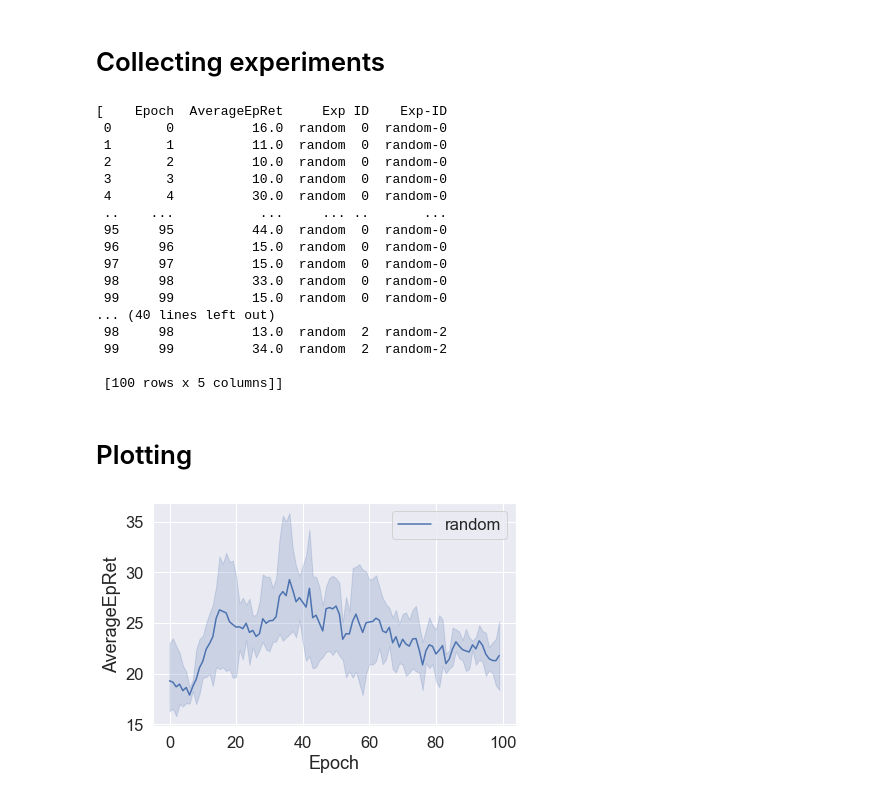
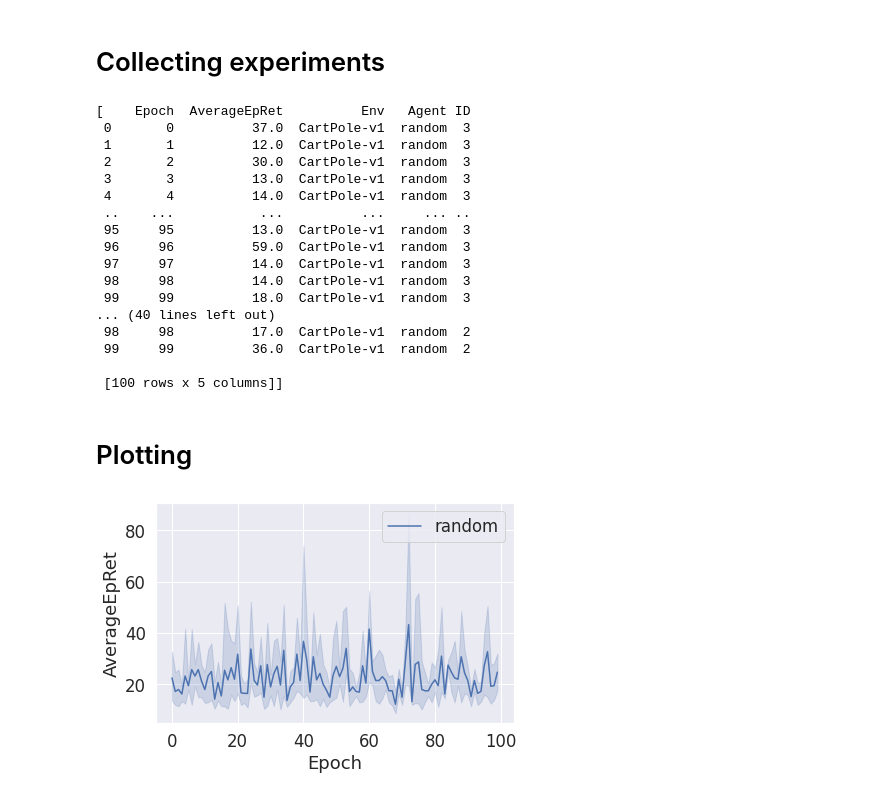
Before and after one commit to HiddenBeginner/rl_learner, a Jupyter notebook: notebooks/2022-04-30-Plotting_Experiment_Results.ipynb, the cells around one changed output. Drawn from its saved outputs; the diff is of its cells as text; code cells hidden in the pictures.

```diff
--- a/notebooks/2022-04-30-Plotting_Experiment_Results.ipynb
+++ b/notebooks/2022-04-30-Plotting_Experiment_Results.ipynb
@@ -16,14 +16,15 @@ import matplotlib.pyplot as plt
 from rl_learner.utils.logger import EpochLogger
 # %%
 output_dir = './results/plotting'
-exp_name = 'random'
+env_name = 'CartPole-v1'
+agent_name = 'random'
 n_episodes = 100
 run_ids = [0, 1, 2, 3]
 
-env = gym.make('CartPole-v1')
+env = gym.make(env_name)
 
 for run_id in run_ids:
-    logger = EpochLogger(output_dir, exp_name, run_id=run_id)
+    logger = EpochLogger(output_dir=output_dir, env_name=env_name, agent_name=agent_name, run_id=run_id)
     for e in range(n_episodes):
         s, done, epi_r = env.reset(), False, 0
         while not done:
@@ -52,13 +71,14 @@ def get_datasets(logdir):
     for root, _, files in os.walk(logdir):
         if 'progress.txt' in files:
             exp_dir, run_id = os.path.split(root)
-            _, exp_name = os.path.split(exp_dir)
+            exp_dir, agent_name = os.path.split(exp_dir)
+            _, env_name = os.path.split(exp_dir)
             exp_data = pd.read_table(os.path.join(root, 'progress.txt'))
 
             # Add columns indicating experiments
-            exp_data.insert(len(exp_data.columns), 'Exp', exp_name)
+            exp_data.insert(len(exp_data.columns), 'Env', env_name)
+            exp_data.insert(len(exp_data.columns), 'Agent', agent_name)
             exp_data.insert(len(exp_data.columns), 'ID', run_id)
-            exp_data.insert(len(exp_data.columns), 'Exp-ID', exp_name + '-' + run_id)
 
             datasets.append(exp_data)
 
@@ -67,27 +87,27 @@ def get_datasets(logdir):
 datasets = get_datasets(logdir='./results/plotting')
 datasets
 # %% [output]
-[    Epoch  AverageEpRet     Exp ID    Exp-ID
- 0       0          16.0  random  0  random-0
- 1       1          11.0  random  0  random-0
- 2       2          10.0  random  0  random-0
- 3       3          10.0  random  0  random-0
- 4       4          30.0  random  0  random-0
- ..    ...           ...     ... ..       ...
- 95     95          44.0  random  0  random-0
- 96     96          15.0  random  0  random-0
- 97     97          15.0  random  0  random-0
- 98     98          33.0  random  0  random-0
- 99     99          15.0  random  0  random-0
+[    Epoch  AverageEpRet          Env   Agent ID
+ 0       0          37.0  CartPole-v1  random  3
+ 1       1          12.0  CartPole-v1  random  3
+ 2       2          30.0  CartPole-v1  random  3
+ 3       3          13.0  CartPole-v1  random  3
+ 4       4          14.0  CartPole-v1  random  3
+ ..    ...           ...          ...     ... ..
+ 95     95          13.0  CartPole-v1  random  3
+ 96     96          59.0  CartPole-v1  random  3
+ 97     97          14.0  CartPole-v1  random  3
+ 98     98          14.0  CartPole-v1  random  3
+ 99     99          18.0  CartPole-v1  random  3
 ... (40 lines left out)
- 98     98          13.0  random  2  random-2
- 99     99          34.0  random  2  random-2
+ 98     98          17.0  CartPole-v1  random  2
+ 99     99          36.0  CartPole-v1  random  2
 
  [100 rows x 5 columns]]
 # %% [markdown]
 # Plotting
 # %%
-def plot_data(data, target="AverageEpRet", smooth=1, hue='Exp', **kwargs):
+def plot_data(data, x='Steps', target="AvgEpRet", smooth=1, hue='Agent', **kwargs):
     if smooth > 1:
         y = np.ones(smooth)
         for datum in data:
@@ -101,16 +121,16 @@ def plot_data(data, target="AverageEpRet", smooth=1, hue='Exp', **kwargs):
 
     # Plotting
     sns.set(style='darkgrid', font_scale=1.5)
-    sns.lineplot(data=data, x='Epoch', y=target, hue=hue, **kwargs)
+    sns.lineplot(data=data, x=x, y=target, hue=hue, **kwargs)
     plt.legend(loc='best').set_draggable(True)
 
-    xscale = np.max(np.asarray(data['Epoch'])) > 5e3
+    xscale = np.max(np.asarray(data[x])) > 5e3
     if xscale:
         plt.ticklabel_format(style='sci', axis='x', scilimits=(0, 1))
     plt.tight_layout(pad=0.5)
 # %%
 plt.figure()
-plot_data(datasets, target='AverageEpRet', hue='Exp', smooth=10)
+plot_data(datasets, x='Epoch', target="AverageEpRet", smooth=1, hue='Agent')
 plt.show()
 # %% [output]
-[figure, old version]
+[figure, new version]
```
Also changed, not shown: parts of 1 cell of this notebook, 6 other files.
